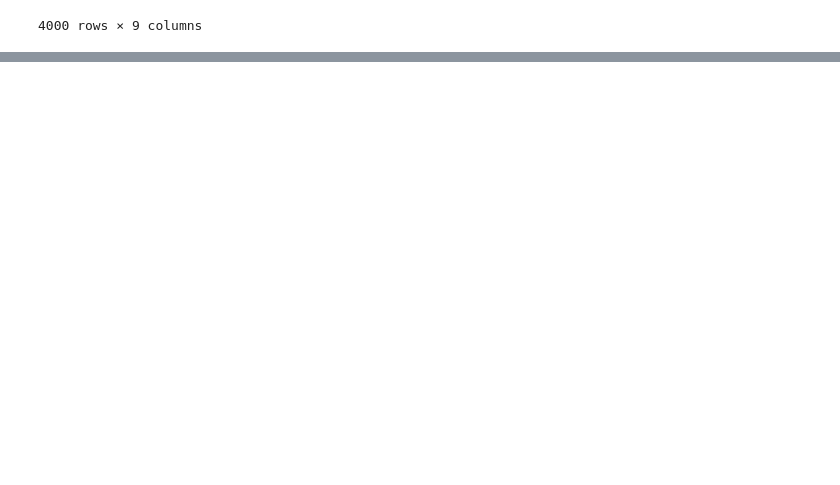
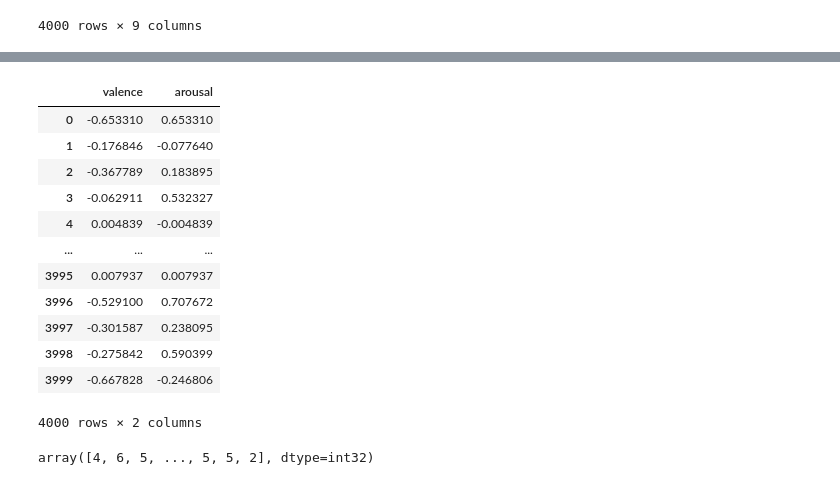
Before and after one commit to nRknpy/AffectNet-experiments, a Jupyter notebook: notebooks/data_plot.ipynb, the cells around one changed output, grey strips where cells are left out. Saved outputs shown, nothing was run; the diff lists cells and outputs as text; code cells hidden in the pictures; blank space fills up the shorter version.

```diff
--- a/notebooks/data_plot.ipynb
+++ b/notebooks/data_plot.ipynb
@@ -86,0 +111,22 @@ Error:
+# %%
+valaro_df = val_dataset.df[['valence','arousal']]
+valaro_df
+# %% [output]
+|  | valence | arousal |
+| 0 | -0.653310 | 0.653310 |
+| 1 | -0.176846 | -0.077640 |
+| 2 | -0.367789 | 0.183895 |
+| 3 | -0.062911 | 0.532327 |
+| 4 | 0.004839 | -0.004839 |
+| ... | ... | ... |
+| 3995 | 0.007937 | 0.007937 |
+| 3996 | -0.529100 | 0.707672 |
+| 3997 | -0.301587 | 0.238095 |
+| 3998 | -0.275842 | 0.590399 |
+| 3999 | -0.667828 | -0.246806 |
+4000 rows × 2 columns
+# %%
+kmeans_valaro.fit(valaro_df)
+kmeans_valaro.labels_
+# %% [output]
+array([4, 6, 5, ..., 5, 5, 2], dtype=int32)
```
Also changed, not shown: parts of 8 cells of this notebook, 2 other files.
